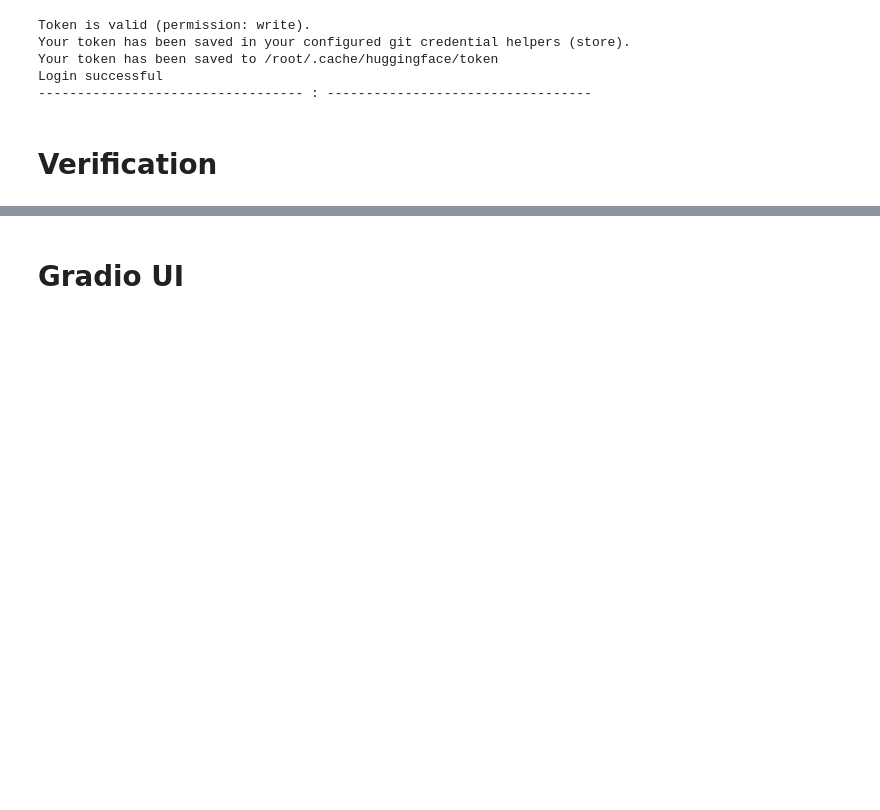
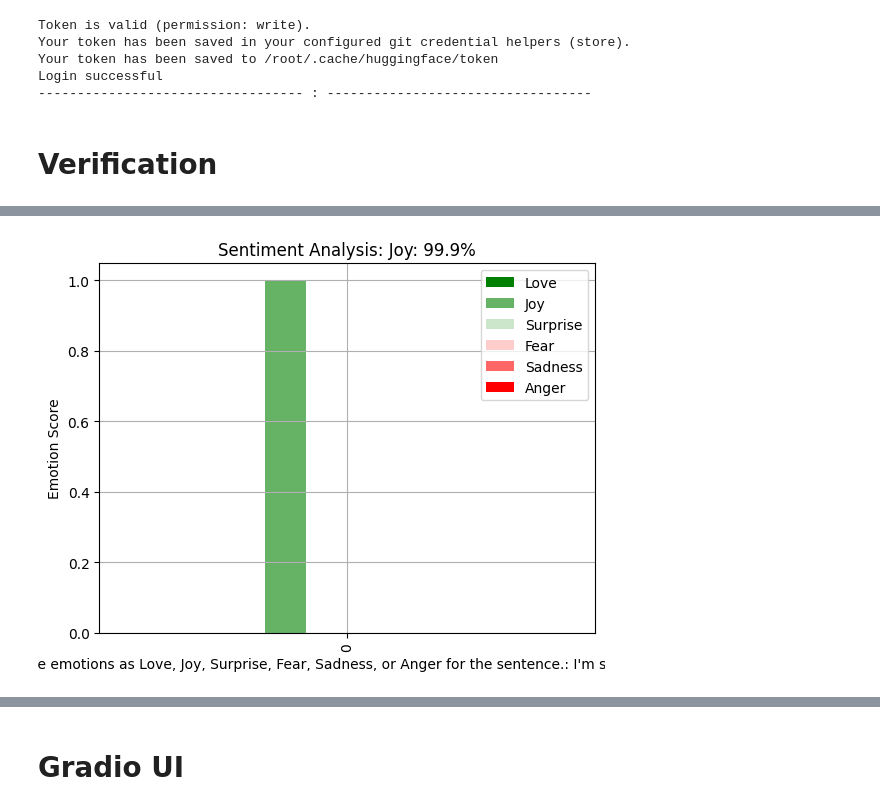
Before and after one commit to Girish-yml/notebooks, a Jupyter notebook: SentimentAnalyser.ipynb, the cells around one changed output, grey strips where cells are left out. Drawn from its saved outputs; the diff is of its cells as text; code cells hidden in the pictures; blank space fills up the shorter version.

```diff
--- a/SentimentAnalyser.ipynb
+++ b/SentimentAnalyser.ipynb
@@ -299,0 +324,4 @@ Wall time: 562 ms
+# %%
+x,y = predict_sentiment("""Predict the emotions as Love, Joy, Surprise, Fear, Sadness, or Anger for the sentence.: I'm so happy, I could burst! """)
+# %% [output]
+[figure, added]
```
Also changed, not shown: parts of 11 cells of this notebook.
